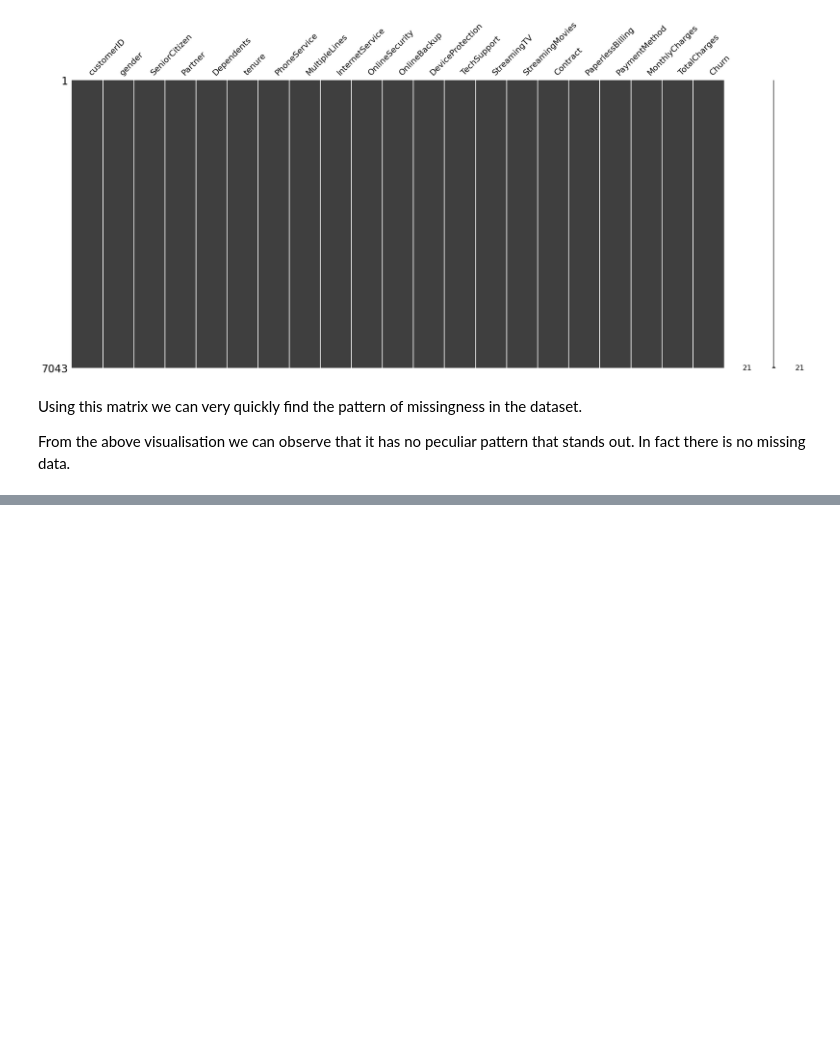
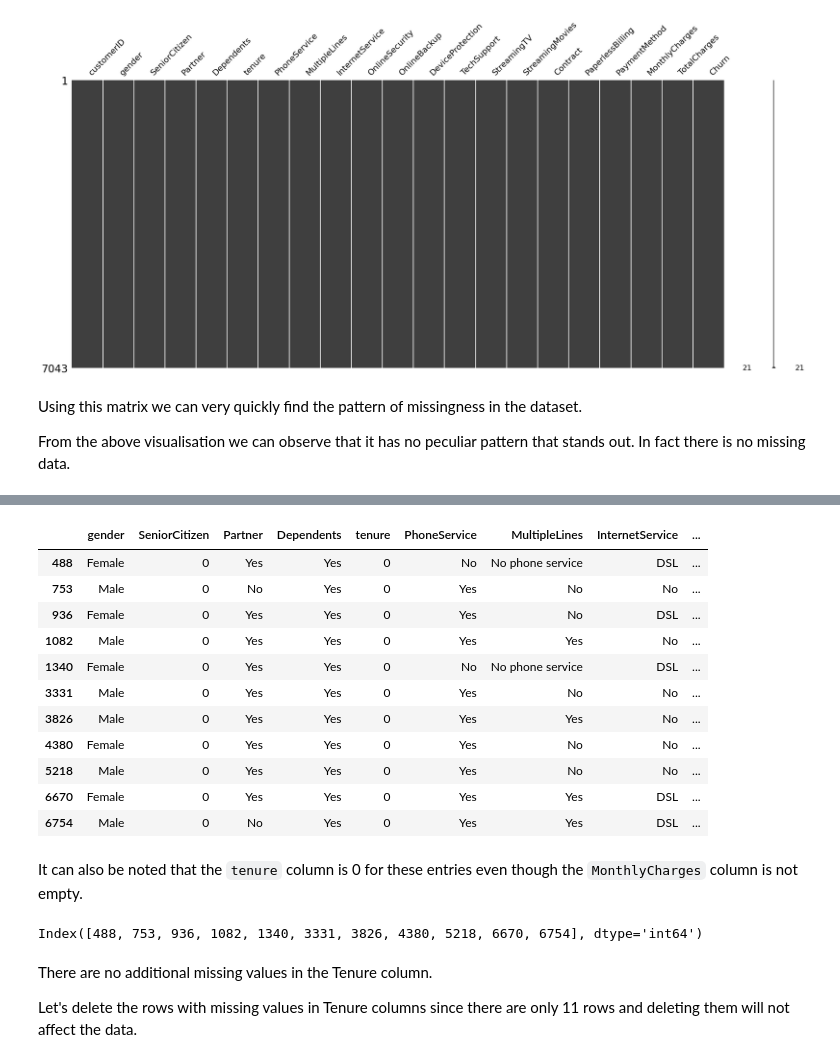
Before and after one commit to muhakazm/dev-ds, a Jupyter notebook: prj-data-churn-prediction/telecom-customer.ipynb, the cells around one changed output, grey strips where cells are left out. Cells and saved outputs as stored; diff of their text form; code cells hidden in the pictures; blank space fills up the shorter version.

```diff
--- a/prj-data-churn-prediction/telecom-customer.ipynb
+++ b/prj-data-churn-prediction/telecom-customer.ipynb
@@ -149,0 +156,2 @@ From the above visualisation we can observe that it has no peculiar pattern that
+# %%
+df = df.drop(['customerID'], axis = 1)
@@ -149,0 +192,4 @@ From the above visualisation we can observe that it has no peculiar pattern that
+# %%
+df['TotalCharges'] = pd.to_numeric(df.TotalCharges, errors='coerce')
+df['MonthlyCharges'] = pd.to_numeric(df.MonthlyCharges, errors='coerce') # trial
+df['tenure'] = pd.to_numeric(df.tenure, errors='coerce') # trial
@@ -149,0 +217,25 @@ From the above visualisation we can observe that it has no peculiar pattern that
+# %%
+df[np.isnan(df['TotalCharges'])]
+# %% [output]
+|  | gender | SeniorCitizen | Partner | Dependents | tenure | PhoneService | MultipleLines | InternetService | ... |
+| 488 | Female | 0 | Yes | Yes | 0 | No | No phone service | DSL | ... |
+| 753 | Male | 0 | No | Yes | 0 | Yes | No | No | ... |
+| 936 | Female | 0 | Yes | Yes | 0 | Yes | No | DSL | ... |
+| 1082 | Male | 0 | Yes | Yes | 0 | Yes | Yes | No | ... |
+| 1340 | Female | 0 | Yes | Yes | 0 | No | No phone service | DSL | ... |
+| 3331 | Male | 0 | Yes | Yes | 0 | Yes | No | No | ... |
+| 3826 | Male | 0 | Yes | Yes | 0 | Yes | Yes | No | ... |
+| 4380 | Female | 0 | Yes | Yes | 0 | Yes | No | No | ... |
+| 5218 | Male | 0 | Yes | Yes | 0 | Yes | No | No | ... |
+| 6670 | Female | 0 | Yes | Yes | 0 | Yes | Yes | DSL | ... |
+| 6754 | Male | 0 | No | Yes | 0 | Yes | Yes | DSL | ... |
+# %% [markdown]
+It can also be noted that the `tenure` column is 0 for these entries even though the `MonthlyCharges` column is not empty.
+# %%
+df[df['tenure'] == 0].index
+# %% [output]
+Index([488, 753, 936, 1082, 1340, 3331, 3826, 4380, 5218, 6670, 6754], dtype='int64')
+# %% [markdown]
+There are no additional missing values in the Tenure column.
+
+Let's delete the rows with missing values in Tenure columns since there are only 11 rows and deleting them will not affect the data.
```
Also changed, not shown: parts of 12 cells of this notebook, 1 other file.
